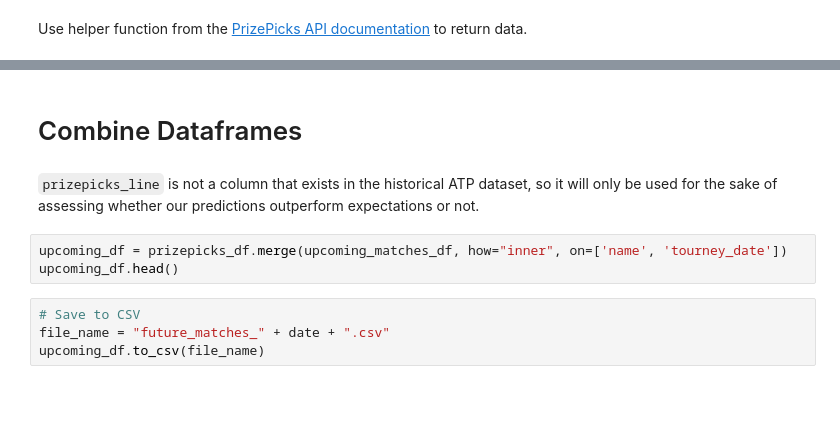
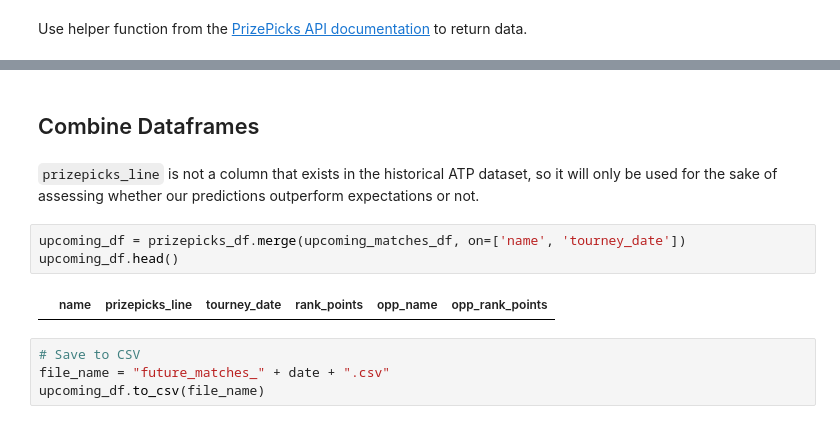
Before and after one commit to milesfking/atp-tennis-prizepicks-model, a Jupyter notebook: future_match_scraper.ipynb, the cells around one changed output, grey strips where cells are left out. Saved outputs shown, nothing was run; the diff lists cells and outputs as text; blank space fills up the shorter version.

```diff
--- a/future_match_scraper.ipynb
+++ b/future_match_scraper.ipynb
@@ -149,10 +146,12 @@ prizepicks_df.head()
 # %% [markdown]
-# Combine Dataframes
+## Combine Dataframes
 # %% [markdown]
 `prizepicks_line` is not a column that exists in the historical ATP dataset, so it will only be used for the sake of assessing whether our predictions outperform expectations or not.
 # %%
-upcoming_df = prizepicks_df.merge(upcoming_matches_df, how="inner", on=['name', 'tourney_date'])
+upcoming_df = prizepicks_df.merge(upcoming_matches_df, on=['name', 'tourney_date'])
 upcoming_df.head()
+# %% [output]
+|  | name | prizepicks_line | tourney_date | rank_points | opp_name | opp_rank_points |
 # %%
 # Save to CSV
 file_name = "future_matches_" + date + ".csv"
```
Also changed, not shown: parts of 4 cells of this notebook, 2 other files.
